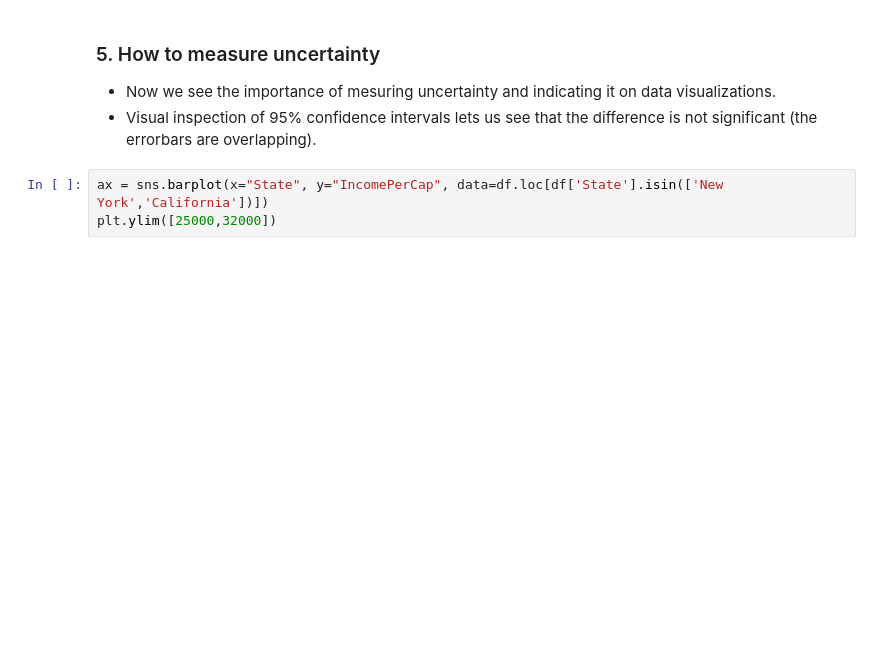
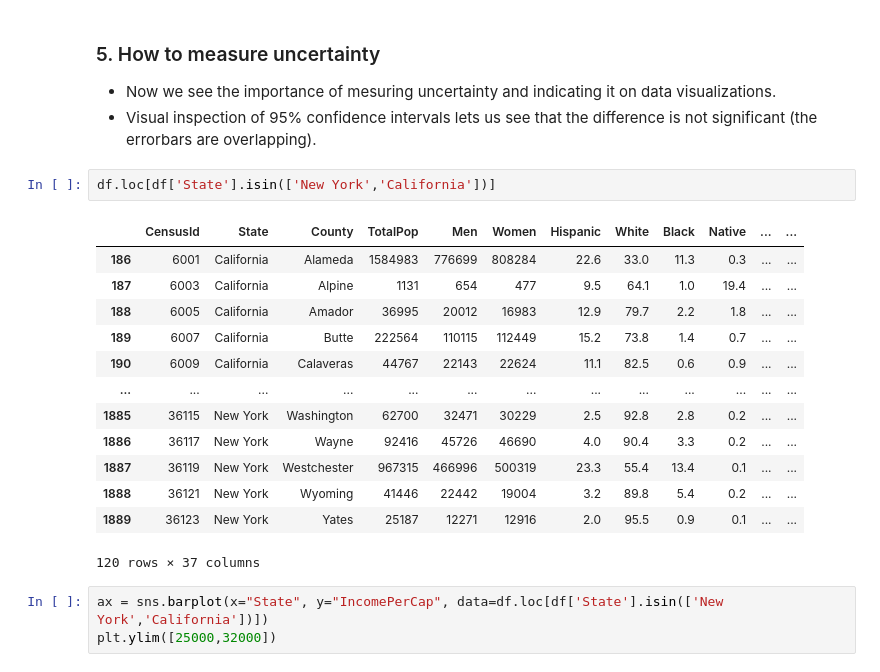
Before and after one commit to rureddish/ADA_Course_Material, a Jupyter notebook: Tutorials/03 - Describing data/Describing_data_exercise.ipynb, the cells around one changed output. Saved outputs shown, nothing was run; the diff lists cells and outputs as text; blank space fills up the shorter version.

```diff
--- a/Tutorials/03 - Describing data/Describing_data_exercise.ipynb
+++ b/Tutorials/03 - Describing data/Describing_data_exercise.ipynb
@@ -155,6 +155,22 @@ Ttest_indResult(statistic=0.19788117232375713, pvalue=0.8434785239169611)
 ### 5. How to measure uncertainty
 - Now we see the importance of mesuring uncertainty and indicating it on data visualizations.
 - Visual inspection of 95% confidence intervals lets us see that the difference is not significant (the errorbars are overlapping).
+# %%
+df.loc[df['State'].isin(['New York','California'])]
+# %% [output]
+|  | CensusId | State | County | TotalPop | Men | Women | Hispanic | White | Black | Native | ... | ... |
+| 186 | 6001 | California | Alameda | 1584983 | 776699 | 808284 | 22.6 | 33.0 | 11.3 | 0.3 | ... | ... |
+| 187 | 6003 | California | Alpine | 1131 | 654 | 477 | 9.5 | 64.1 | 1.0 | 19.4 | ... | ... |
+| 188 | 6005 | California | Amador | 36995 | 20012 | 16983 | 12.9 | 79.7 | 2.2 | 1.8 | ... | ... |
+| 189 | 6007 | California | Butte | 222564 | 110115 | 112449 | 15.2 | 73.8 | 1.4 | 0.7 | ... | ... |
+| 190 | 6009 | California | Calaveras | 44767 | 22143 | 22624 | 11.1 | 82.5 | 0.6 | 0.9 | ... | ... |
+| ... | ... | ... | ... | ... | ... | ... | ... | ... | ... | ... | ... | ... |
+| 1885 | 36115 | New York | Washington | 62700 | 32471 | 30229 | 2.5 | 92.8 | 2.8 | 0.2 | ... | ... |
+| 1886 | 36117 | New York | Wayne | 92416 | 45726 | 46690 | 4.0 | 90.4 | 3.3 | 0.2 | ... | ... |
+| 1887 | 36119 | New York | Westchester | 967315 | 466996 | 500319 | 23.3 | 55.4 | 13.4 | 0.1 | ... | ... |
+| 1888 | 36121 | New York | Wyoming | 41446 | 22442 | 19004 | 3.2 | 89.8 | 5.4 | 0.2 | ... | ... |
+| 1889 | 36123 | New York | Yates | 25187 | 12271 | 12916 | 2.0 | 95.5 | 0.9 | 0.1 | ... | ... |
+120 rows × 37 columns
 # %%
 ax = sns.barplot(x="State", y="IncomePerCap", data=df.loc[df['State'].isin(['New York','California'])])
 plt.ylim([25000,32000])
```
Also changed, not shown: parts of 27 cells of this notebook, 1 other file.
